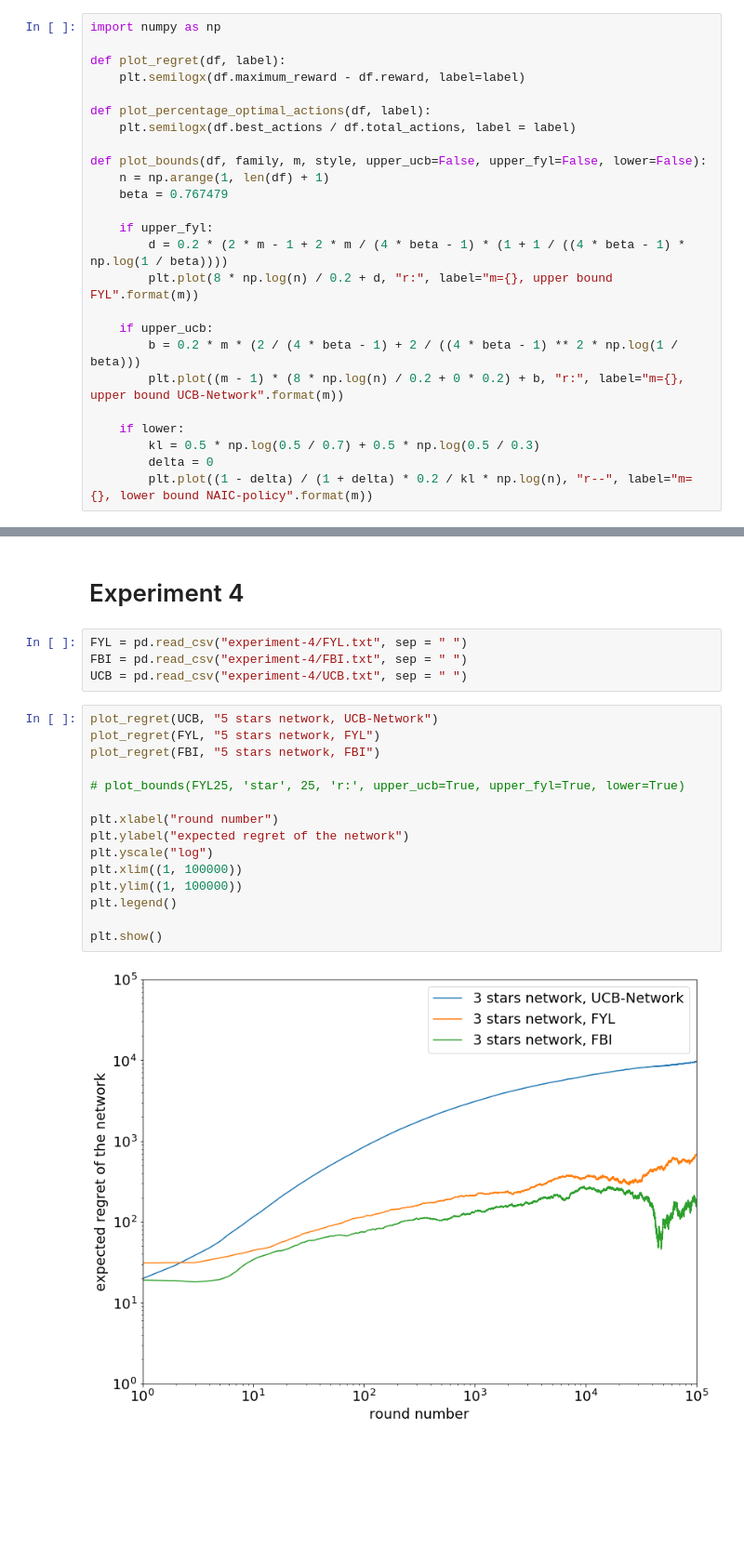
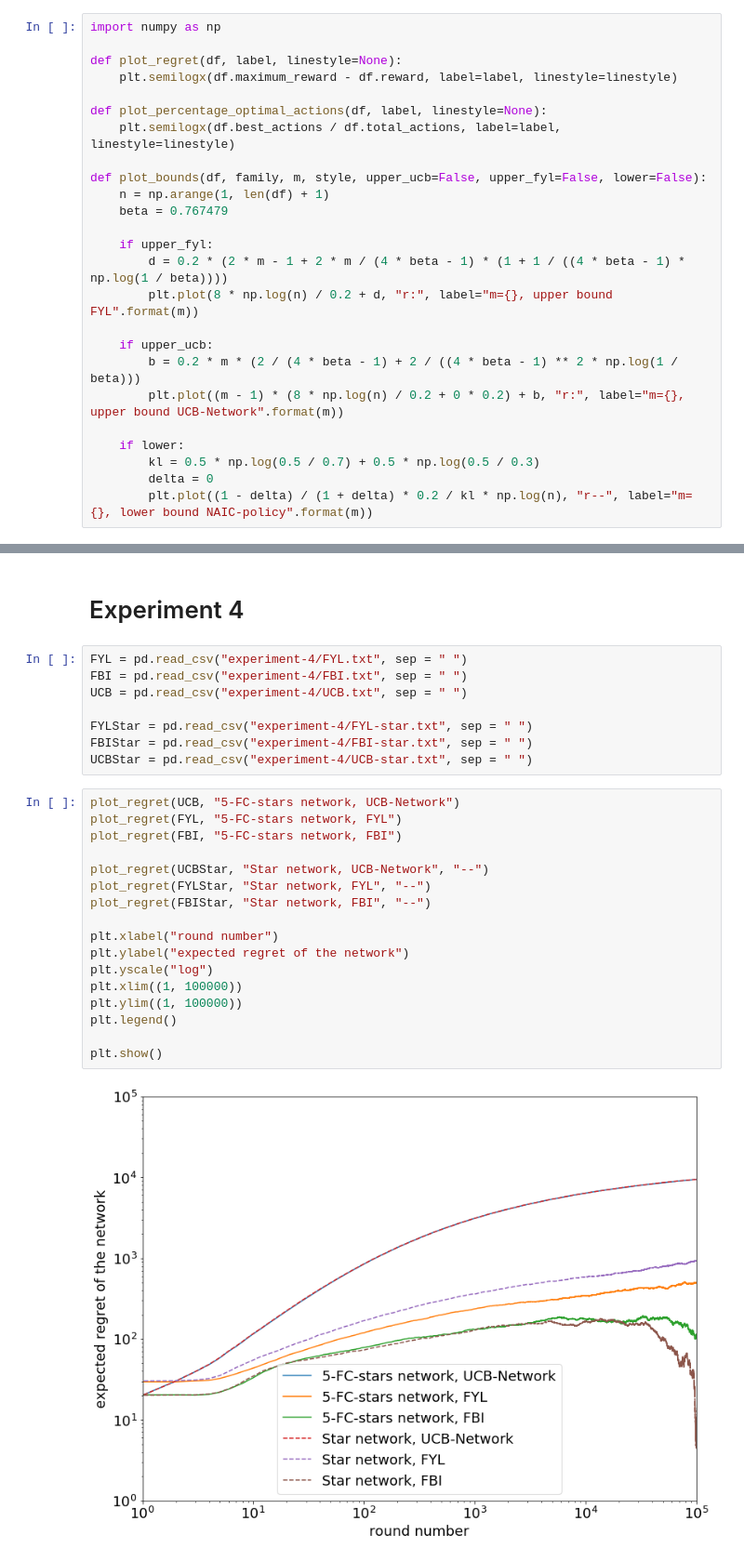
Before and after one commit to LouisTrezzini/mlgraphs-bandits-network, a Jupyter notebook: VisualizeRegret.ipynb, the cells around one changed output, grey strips where cells are left out. Shown: that part at 93% size. Saved outputs shown, nothing was run; the diff lists cells and outputs as text; blank space fills up the shorter version.

```diff
--- a/VisualizeRegret.ipynb
+++ b/VisualizeRegret.ipynb
@@ -7,11 +7,11 @@ plt.rcParams['font.size'] = 18
 # %%
 import numpy as np
 
-def plot_regret(df, label):
-    plt.semilogx(df.maximum_reward - df.reward, label=label)
+def plot_regret(df, label, linestyle=None):
+    plt.semilogx(df.maximum_reward - df.reward, label=label, linestyle=linestyle)
 
-def plot_percentage_optimal_actions(df, label):
-    plt.semilogx(df.best_actions / df.total_actions, label = label)
+def plot_percentage_optimal_actions(df, label, linestyle=None):
+    plt.semilogx(df.best_actions / df.total_actions, label=label, linestyle=linestyle)
 
 def plot_bounds(df, family, m, style, upper_ucb=False, upper_fyl=False, lower=False):
     n = np.arange(1, len(df) + 1)
@@ -151,21 +151,27 @@ plt.show()
 FYL = pd.read_csv("experiment-4/FYL.txt", sep = " ")
 FBI = pd.read_csv("experiment-4/FBI.txt", sep = " ")
 UCB = pd.read_csv("experiment-4/UCB.txt", sep = " ")
+
+FYLStar = pd.read_csv("experiment-4/FYL-star.txt", sep = " ")
+FBIStar = pd.read_csv("experiment-4/FBI-star.txt", sep = " ")
+UCBStar = pd.read_csv("experiment-4/UCB-star.txt", sep = " ")
 # %%
-plot_regret(UCB, "5 stars network, UCB-Network")
-plot_regret(FYL, "5 stars network, FYL")
-plot_regret(FBI, "5 stars network, FBI")
+plot_regret(UCB, "5-FC-stars network, UCB-Network")
+plot_regret(FYL, "5-FC-stars network, FYL")
+plot_regret(FBI, "5-FC-stars network, FBI")
 
-# plot_bounds(FYL25, 'star', 25, 'r:', upper_ucb=True, upper_fyl=True, lower=True)
+plot_regret(UCBStar, "Star network, UCB-Network", "--")
+plot_regret(FYLStar, "Star network, FYL", "--")
+plot_regret(FBIStar, "Star network, FBI", "--")
 
 plt.xlabel("round number")
 plt.ylabel("expected regret of the network")
 plt.yscale("log")
 plt.xlim((1, 100000))
 plt.ylim((1, 100000))
 plt.legend()
 
 plt.show()
 # %% [output]
-[figure, old version]
+[figure, new version]
 # %%
```
Also changed, not shown: parts of 3 cells of this notebook, 17 other files.
